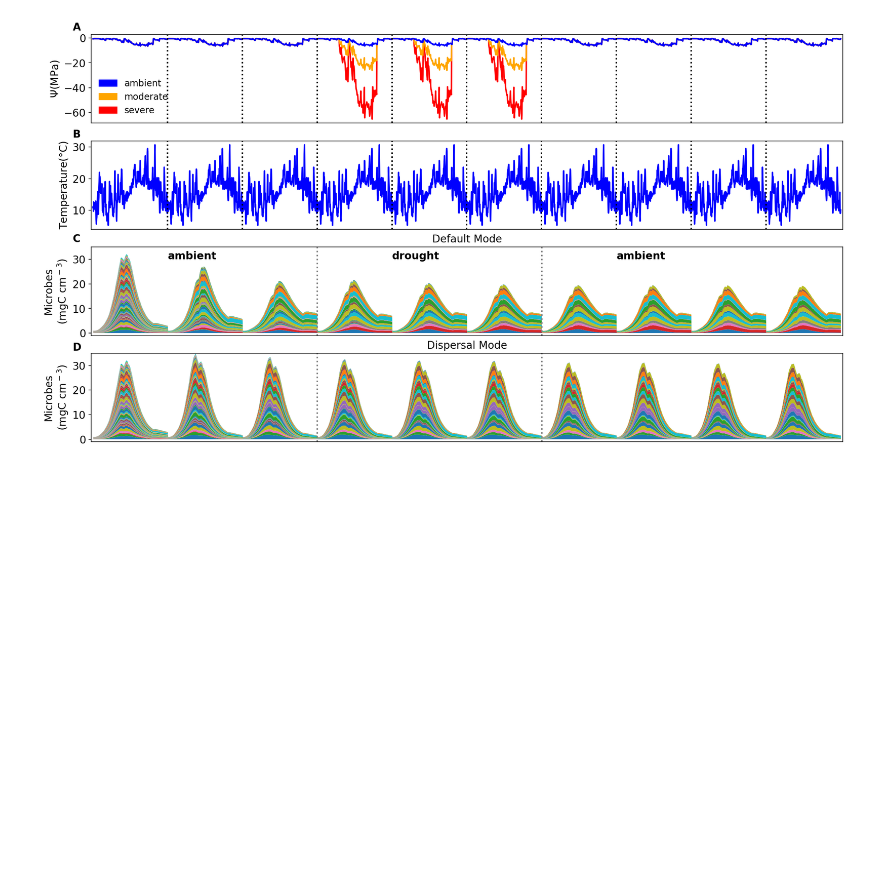
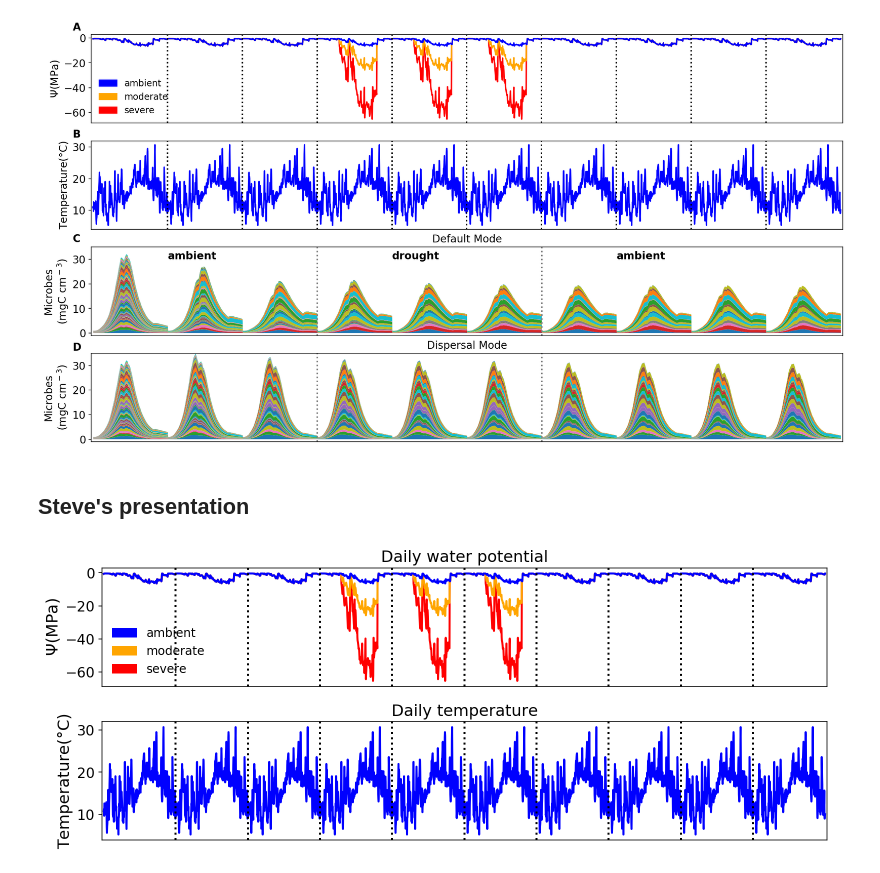
Before and after one commit to bioatmosphere/microbiome-drought-legacy, a Jupyter notebook: data/version_2/microbes/simulation_design.ipynb, the cells around one changed output. Saved outputs shown, nothing was run; the diff lists cells and outputs as text; code cells hidden in the pictures; blank space fills up the shorter version.

```diff
--- a/data/version_2/microbes/simulation_design.ipynb
+++ b/data/version_2/microbes/simulation_design.ipynb
@@ -167,3 +167,45 @@ plt.subplots_adjust(hspace=0.2)
 plt.show()
 # %% [output]
 [figure]
+# %% [markdown]
+## Steve's presentation
+# %%
+fig, (ax1,ax2) = plt.subplots(2,1, figsize=(13,5))
+
+ax1.plot(basex10['Psi'],color='red',linewidth=2,alpha=1.0)
+ax1.plot(basex4['Psi'],color='orange',linewidth=2,alpha=1.0)
+ax1.plot(base['Psi'],color='blue',linewidth=2)
+
+ax1.set_title('Daily water potential', size=16,weight='normal')
+ax1.set_ylabel('$\Psi$(MPa)',size=16)
+ax1.set_xlim(-10,365*year+10)
+ax1.tick_params(bottom=False,labelbottom=False)
+ax1.yaxis.set_tick_params(labelsize=14)
+#ax1.text(0-100,6,'A',fontsize=14, weight='heavy')
+for i in range(year-1):
+    ax1.axvline(x=365*(i+1)-1, color='k',linestyle=':',lw=2)
+
+#legend
+blue_patch   = mpatches.Patch(color='blue',label='ambient')
+orange_patch = mpatches.Patch(color='orange',label='moderate')
+red_patch    = mpatches.Patch(color='red',label='severe')
+ax1.legend(handles=[blue_patch,orange_patch,red_patch],fontsize=12,frameon=False)
+
+
+ax2.set_title('Daily temperature', size=16,weight='normal')
+ax2.plot(base['Temp'],color='blue',linewidth=2)
+ax2.set_ylabel('Temperature(\u00B0C)',size=16)
+ax2.set_xlim(-10,365*year+10)
+ax2.tick_params(bottom=False,labelbottom=False)
+ax2.yaxis.set_tick_params(labelsize=14)
+#ax2.text(0-100,33,'B',fontsize=14, weight='heavy')
+
+for i in range(year-1):
+    ax2.axvline(x=365*(i+1)-1, color='k',linestyle=':',lw=2)
+
+
+plt.subplots_adjust(hspace=0.3)
+
+plt.show()
+# %% [output]
+[figure, added]
```
Also changed, not shown: 43 other files.
